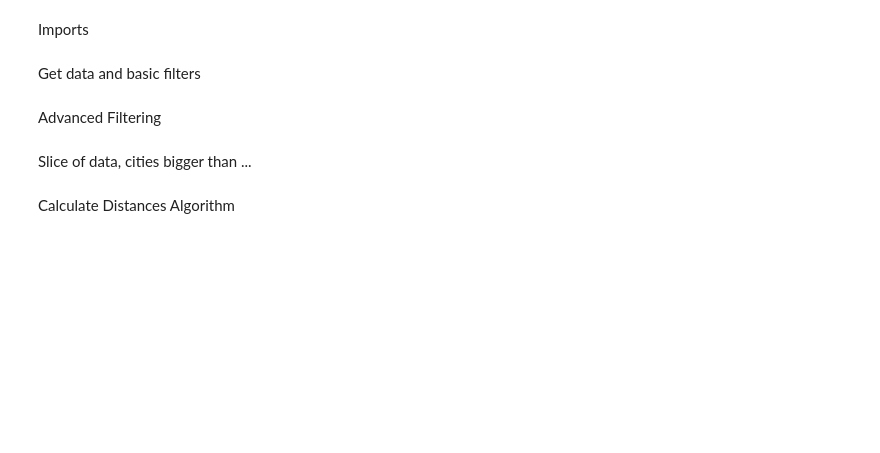
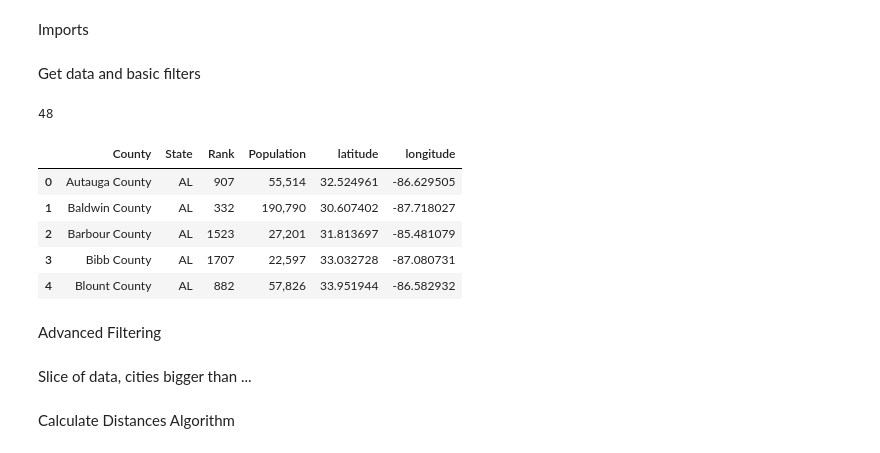
Before and after one commit to JoaoCarabetta/US_Election_Analysis, a Jupyter notebook: Calculate Distance.ipynb, the cells around one changed output. Saved outputs shown, nothing was run; the diff lists cells and outputs as text; code cells hidden in the pictures; blank space fills up the shorter version.

```diff
--- a/Calculate Distance.ipynb
+++ b/Calculate Distance.ipynb
@@ -19,3 +11,16 @@ del df_county_raw['index']
+# %%
+df_county_raw = pd.read_csv('data/location_population.csv', index_col='Unnamed: 0')
+print len(df_county_raw['State'].unique())
+df_county_raw = df_county_raw.reset_index(drop=True)
+df_county_raw.head()
+# %% [output]
+48
+|  | County | State | Rank | Population | latitude | longitude |
+| 0 | Autauga County | AL | 907 | 55,514 | 32.524961 | -86.629505 |
+| 1 | Baldwin County | AL | 332 | 190,790 | 30.607402 | -87.718027 |
+| 2 | Barbour County | AL | 1523 | 27,201 | 31.813697 | -85.481079 |
+| 3 | Bibb County | AL | 1707 | 22,597 | 33.032728 | -87.080731 |
+| 4 | Blount County | AL | 882 | 57,826 | 33.951944 | -86.582932 |
 # %% [markdown]
 Advanced Filtering
 # %%
```
Also changed, not shown: parts of 7 cells of this notebook, 19 other files.
